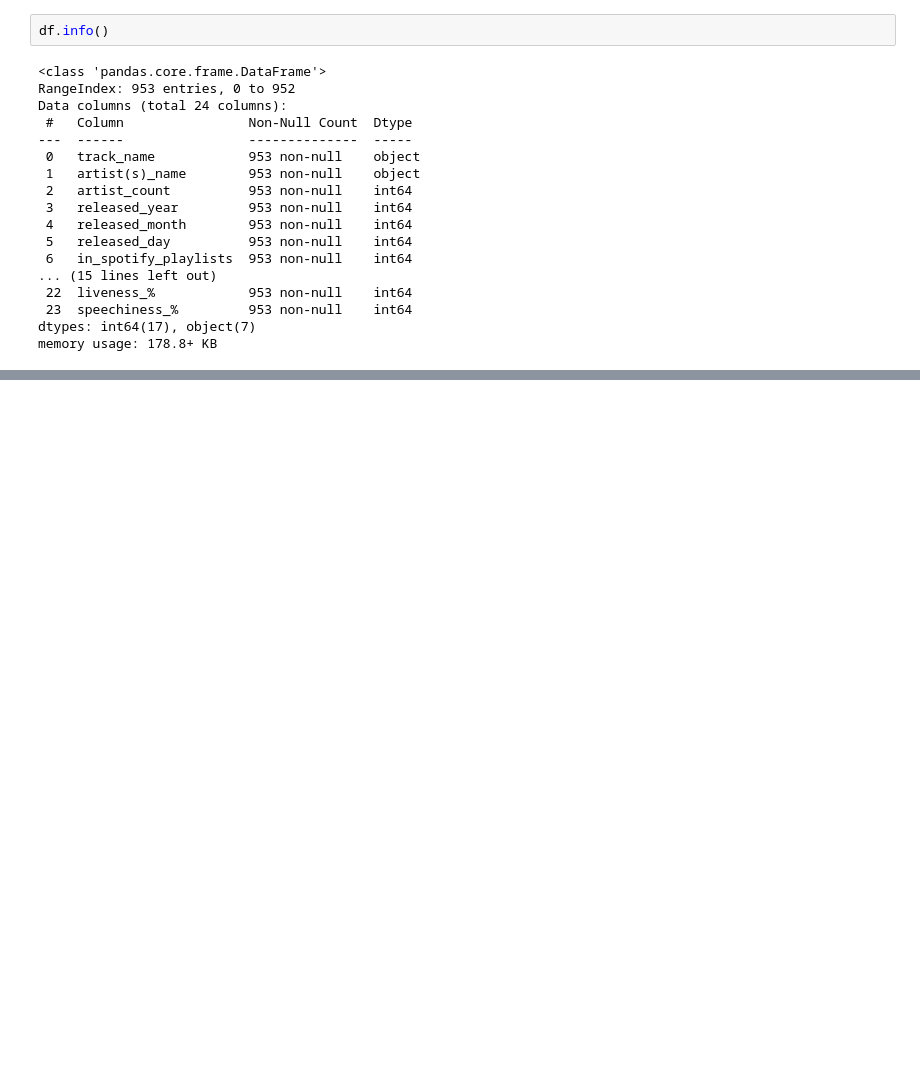
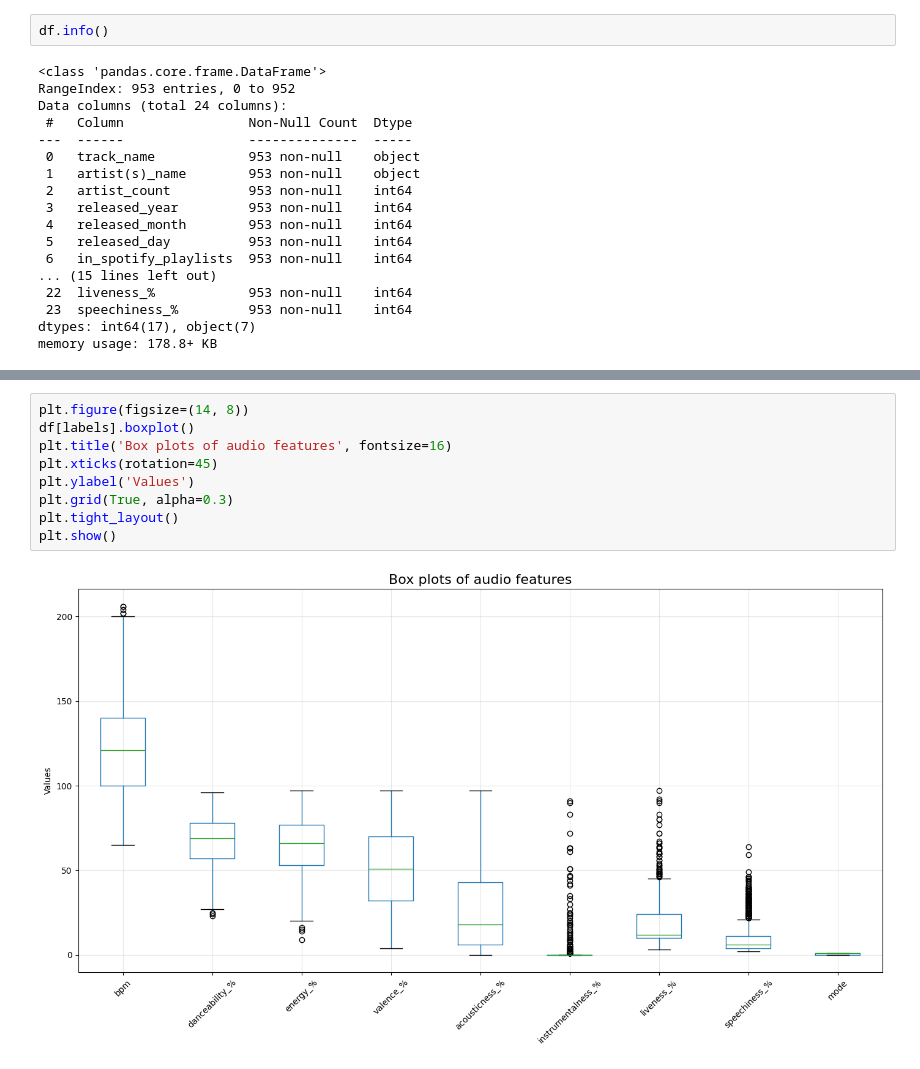
Before and after one commit to ekttd/most-streamed-spotify-songs, a Jupyter notebook: most_streamed_spotify_songs.ipynb, the cells around one changed output, grey strips where cells are left out. Saved outputs shown, nothing was run; the diff lists cells and outputs as text; blank space fills up the shorter version.

```diff
--- a/most_streamed_spotify_songs.ipynb
+++ b/most_streamed_spotify_songs.ipynb
@@ -52,0 +129,11 @@ memory usage: 178.8+ KB
+# %%
+plt.figure(figsize=(14, 8))
+df[labels].boxplot()
+plt.title('Box plots of audio features', fontsize=16)
+plt.xticks(rotation=45)
+plt.ylabel('Values')
+plt.grid(True, alpha=0.3)
+plt.tight_layout()
+plt.show()
+# %% [output]
+[figure, added]
```
Also changed, not shown: parts of 10 cells of this notebook.
